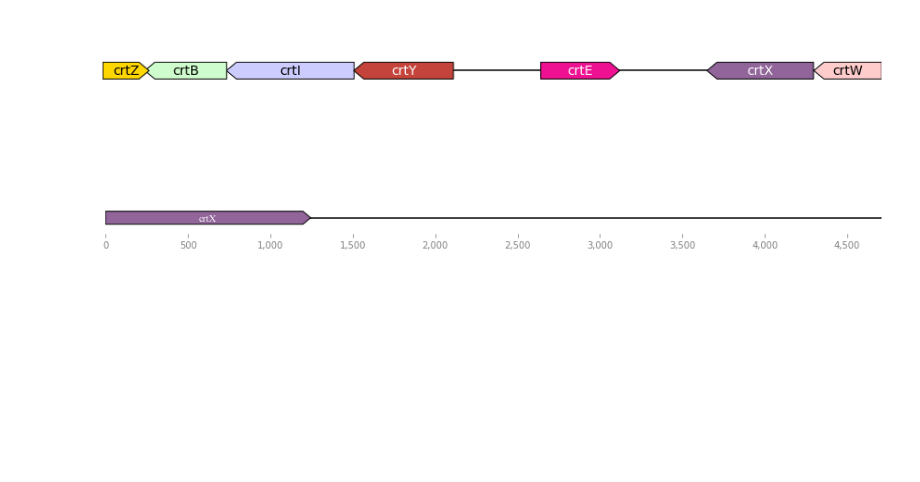
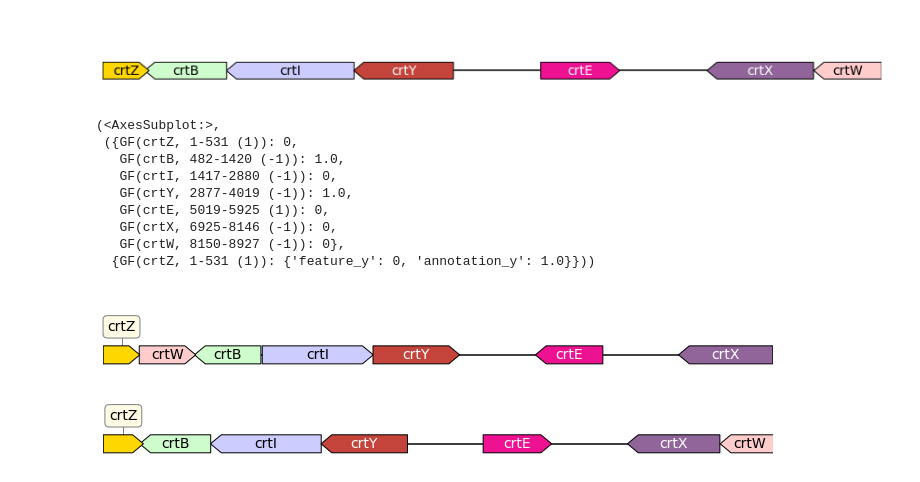
Before and after one commit to DarrenKey/Astaxanthin-RD1-Project, a Jupyter notebook: python-scripts/OperonCreation.ipynb, the cells around one changed output. Drawn from its saved outputs; the diff is of its cells as text; code cells hidden in the pictures; blank space fills up the shorter version.

Commit message:
stacking plots done

```diff
--- a/python-scripts/OperonCreation.ipynb
+++ b/python-scripts/OperonCreation.ipynb
@@ -83,5 +84,68 @@ ax.figure.savefig('crtoperon_faciens.png', bbox_inches='tight')
 # %% [output]
 [figure]
 # %%
+
+fig, (ax1, ax2) = plt.subplots(
+    2, 1, figsize=(12, 3), sharex=True, gridspec_kw={"height_ratios": [1, 1]}
+)
+
+
+uni_thick = 18
+font_dict = {'fontsize' : 14}
+rd1_features=[
+    GraphicFeature(start=0, end=483, strand=+1, color="#ffd700",
+                   label="crtZ", fontdict = font_dict, thickness = uni_thick),
+    GraphicFeature(start=476, end=1222, strand=+1, color="#ffcccc",
+                   label="crtW", fontdict = font_dict, thickness = uni_thick),
+    GraphicFeature(start=1205, end=2083, strand=-1, color="#cffccc",
+                   label="crtB", fontdict = font_dict, thickness = uni_thick),
+    GraphicFeature(start=2101, end=3567, strand=+1, color="#ccccff",
+                   label="crtI", fontdict = font_dict, thickness = uni_thick),
+    GraphicFeature(start=3564, end=4709, strand=+1, color="#C4443B",
+                   label="crtY", fontdict = font_dict, thickness = uni_thick),
+
+    GraphicFeature(start=5709, end=6600, strand=-1, color="#EE1192",
+                   label="crtE", fontdict = font_dict, thickness = uni_thick),
+
+    GraphicFeature(start=7600, end=8845, strand=-1, color="#91659A",
+                   label="crtX", fontdict = font_dict, thickness = uni_thick)
+
+]
+
+faciens_features=[
+    GraphicFeature(start=1, end=531, strand=+1, color="#ffd700",
+                   label="crtZ", fontdict = font_dict, thickness = uni_thick),
+    GraphicFeature(start=482, end=1420, strand=-1, color="#cffccc",
+                   label="crtB", fontdict = font_dict, thickness = uni_thick),
+    GraphicFeature(start=1417, end=2880, strand=-1, color="#ccccff",
+                   label="crtI", fontdict = font_dict, thickness = uni_thick),
+    GraphicFeature(start=2877, end=4019, strand=-1, color="#C4443B",
+                   label="crtY", fontdict = font_dict, thickness = uni_thick),
+
+
+    GraphicFeature(start=5019, end=5925, strand=+1, color="#EE1192",
+                   label="crtE", fontdict = font_dict, thickness = uni_thick),
+
+    GraphicFeature(start=6925, end=8146, strand=-1, color="#91659A",
+                   label="crtX", fontdict = font_dict, thickness = uni_thick),
+
+    GraphicFeature(start=8150, end=8927, strand=-1, color="#ffcccc",
+                   label="crtW", fontdict = font_dict, thickness = uni_thick)
+
+]
+rd1_record = GraphicRecord(sequence_length=8845, features=rd1_features, feature_level_height=0)
+faciens_record = GraphicRecord(sequence_length=8845, features=faciens_features, feature_level_height=0)
+
+rd1_record.plot(ax = ax1, figure_width=15, with_ruler=False)
+faciens_record.plot(ax = ax2, figure_width=15, with_ruler=False)
 # %% [output]
+(<AxesSubplot:>,
+ ({GF(crtZ, 1-531 (1)): 0,
+   GF(crtB, 482-1420 (-1)): 1.0,
+   GF(crtI, 1417-2880 (-1)): 0,
+   GF(crtY, 2877-4019 (-1)): 1.0,
+   GF(crtE, 5019-5925 (1)): 0,
+   GF(crtX, 6925-8146 (-1)): 0,
+   GF(crtW, 8150-8927 (-1)): 0},
+  {GF(crtZ, 1-531 (1)): {'feature_y': 0, 'annotation_y': 1.0}}))
-[figure, old version]
+[figure, new version]
```
Also changed, not shown: parts of 1 cell of this notebook, 2 other files.
